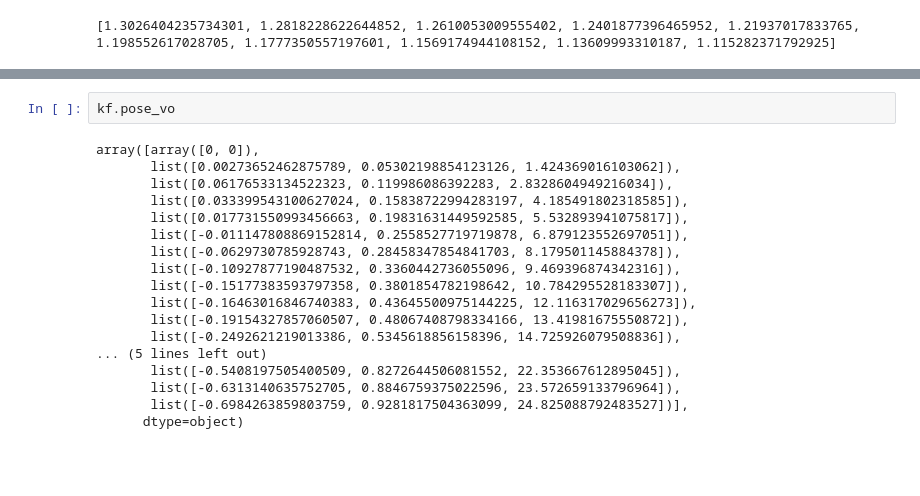
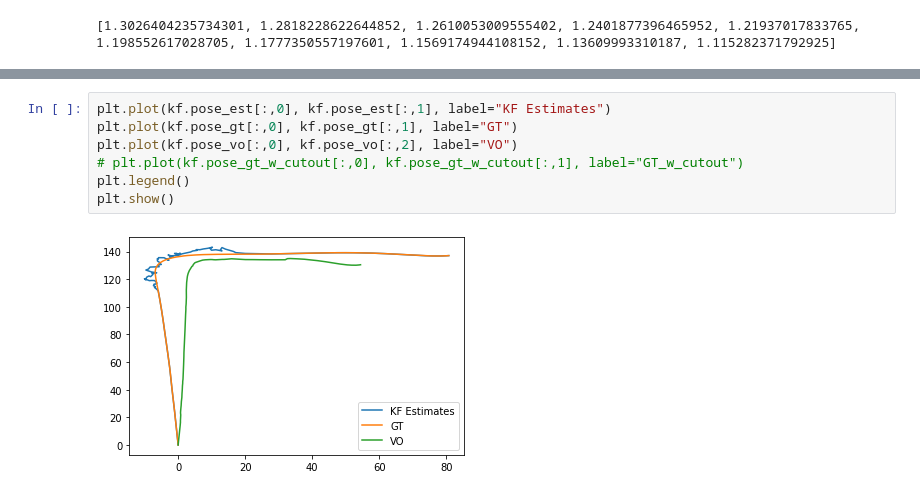
Before and after one commit to bchandaka/Machine_Vision_Final_Project, a Jupyter notebook: experimentation/kalman_finally.ipynb, the cells around one changed output, grey strips where cells are left out. Saved outputs shown, nothing was run; the diff lists cells and outputs as text; blank space fills up the shorter version.

```diff
--- a/experimentation/kalman_finally.ipynb
+++ b/experimentation/kalman_finally.ipynb
@@ -233,20 +275,9 @@ TypeError: list indices must be integers or slices, not list
-# %%
-kf.pose_vo
-# %% [output]
-array([array([0, 0]),
-       list([0.00273652462875789, 0.05302198854123126, 1.424369016103062]),
-       list([0.06176533134522323, 0.119986086392283, 2.8328604949216034]),
-       list([0.033399543100627024, 0.15838722994283197, 4.185491802318585]),
-       list([0.017731550993456663, 0.19831631449592585, 5.532893941075817]),
-       list([-0.011147808869152814, 0.2558527719719878, 6.879123552697051]),
-       list([-0.0629730785928743, 0.28458347854841703, 8.179501145884378]),
-       list([-0.10927877190487532, 0.3360442736055096, 9.469396874342316]),
-       list([-0.15177383593797358, 0.3801854782198642, 10.784295528183307]),
-       list([-0.16463016846740383, 0.43645500975144225, 12.116317029656273]),
-       list([-0.19154327857060507, 0.48067408798334166, 13.41981675550872]),
-       list([-0.2492621219013386, 0.5345618856158396, 14.725926079508836]),
-... (5 lines left out)
-       list([-0.5408197505400509, 0.8272644506081552, 22.353667612895045]),
-       list([-0.6313140635752705, 0.8846759375022596, 23.572659133796964]),
-       list([-0.6984263859803759, 0.9281817504363099, 24.825088792483527])],
-      dtype=object)
+# %%
+plt.plot(kf.pose_est[:,0], kf.pose_est[:,1], label="KF Estimates")
+plt.plot(kf.pose_gt[:,0], kf.pose_gt[:,1], label="GT")
+plt.plot(kf.pose_vo[:,0], kf.pose_vo[:,2], label="VO")
+# plt.plot(kf.pose_gt_w_cutout[:,0], kf.pose_gt_w_cutout[:,1], label="GT_w_cutout")
+plt.legend()
+plt.show()
+# %% [output]
+[figure, added]
```
Also changed, not shown: parts of 12 cells of this notebook, 14 other files.
